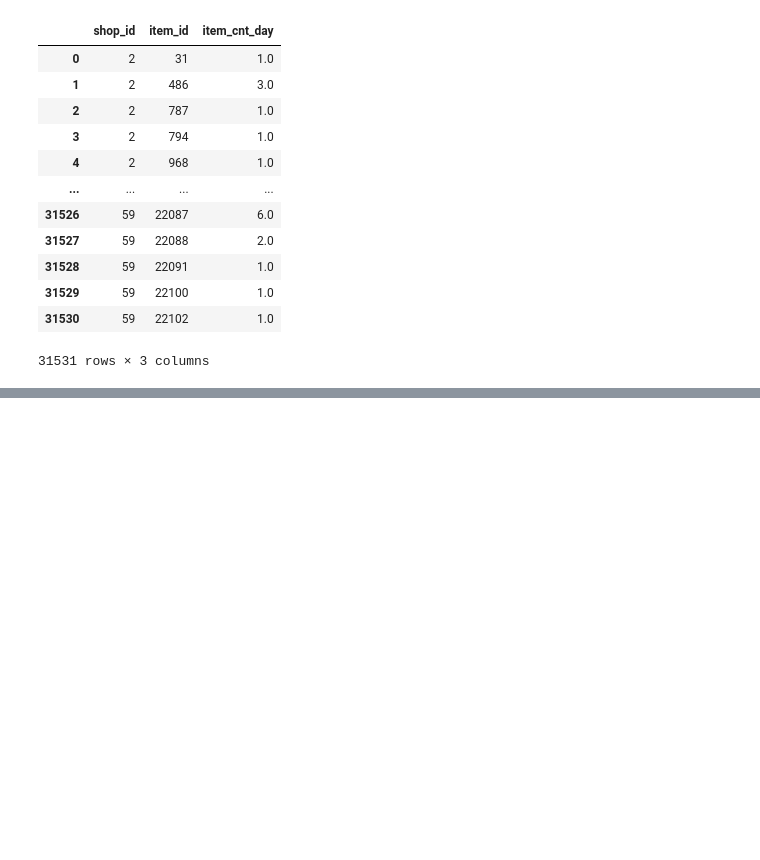
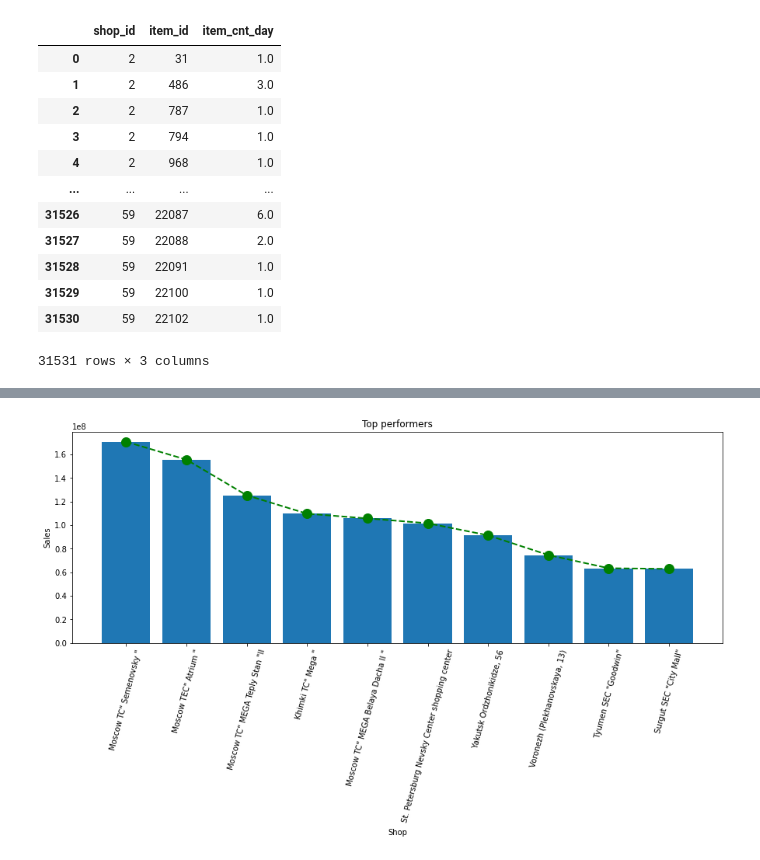
Before and after one commit to shahidqureshi01/AI, a Jupyter notebook: M4_Feature_Eng/06. FeatSel & DimRed/Untitled.ipynb, the cells around one changed output, grey strips where cells are left out. Saved outputs shown, nothing was run; the diff lists cells and outputs as text; code cells hidden in the pictures; blank space fills up the shorter version.

```diff
--- a/M4_Feature_Eng/06. FeatSel & DimRed/Untitled.ipynb
+++ b/M4_Feature_Eng/06. FeatSel & DimRed/Untitled.ipynb
@@ -296,0 +344,14 @@ oct2015_agg
+# %%
+# top performing stores
+top_shops = df.groupby('shop_id').item_price.sum().sort_values(ascending=False).head(10)
+top_shops = pd.merge(top_shops, shops_df, on="shop_id", how="left")
+plt.figure(figsize=(15, 5))
+plt.xlabel('Shop')
+plt.ylabel('Sales')
+plt.xticks(rotation=75)
+plt.title('Top performers')
+plt.plot(top_shops.shop_name, top_shops.item_price, color='green', marker='o', linestyle='dashed',linewidth=2, markersize=12)
+plt.bar(top_shops.shop_name, top_shops.item_price)
+plt.show()
+# %% [output]
+[figure, added]
```
Also changed, not shown: parts of 6 cells of this notebook.
